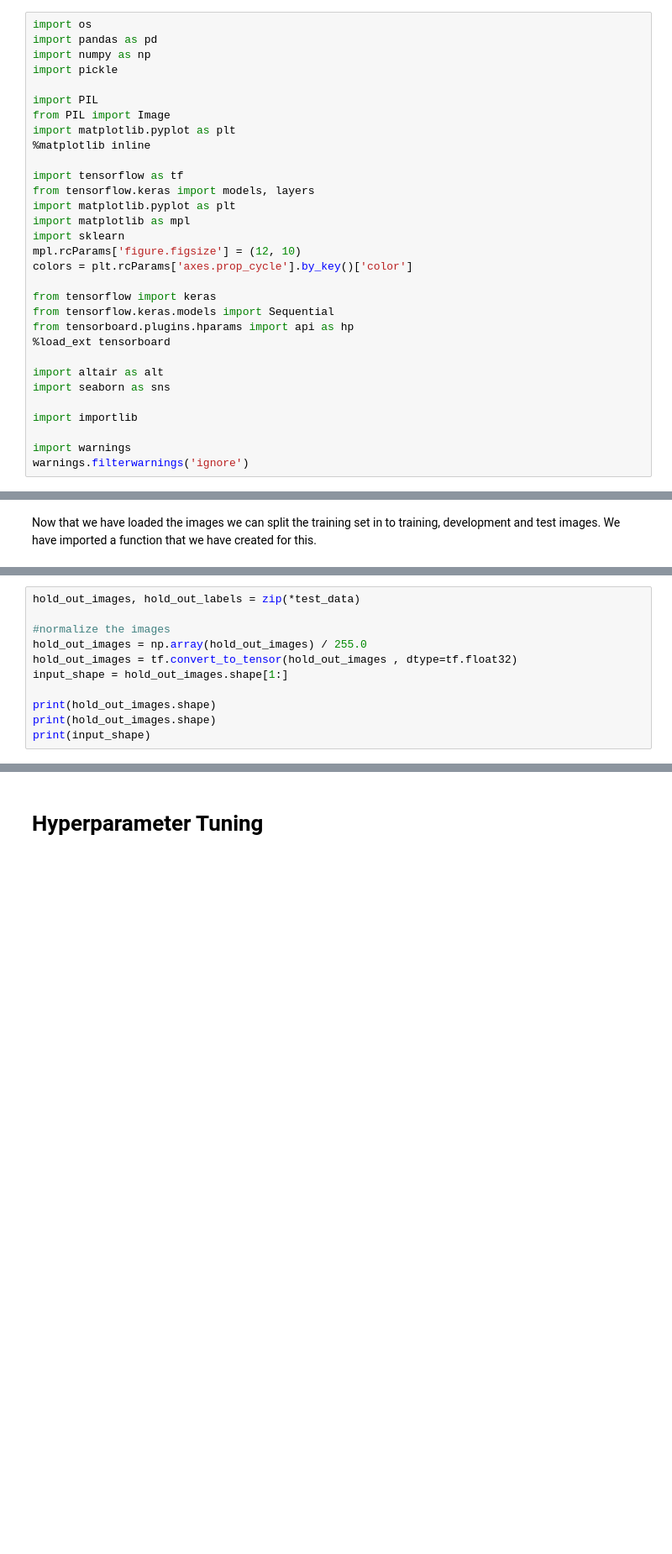
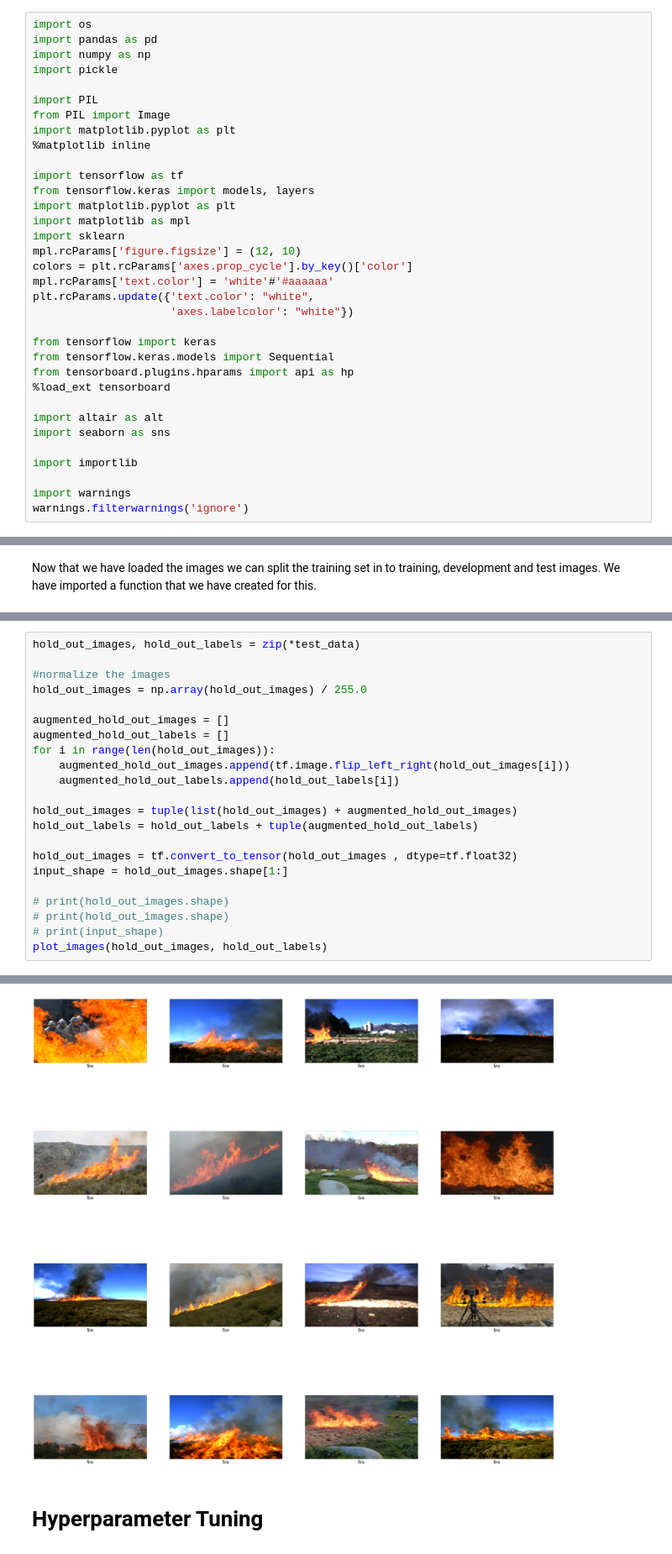
Before and after one commit to sdeittrick/Wildfire_Detection_Capstone_697, a Jupyter notebook: wildfire_prediction_pipeline/model_aggregation.ipynb, the cells around one changed output, grey strips where cells are left out. Shown at 84% size. Drawn from its saved outputs; the diff is of its cells as text; blank space fills up the shorter version.

```diff
--- a/wildfire_prediction_pipeline/model_aggregation.ipynb
+++ b/wildfire_prediction_pipeline/model_aggregation.ipynb
@@ -18,6 +18,9 @@ import matplotlib as mpl
 import sklearn
 mpl.rcParams['figure.figsize'] = (12, 10)
 colors = plt.rcParams['axes.prop_cycle'].by_key()['color']
+mpl.rcParams['text.color'] = 'white'#'#aaaaaa'
+plt.rcParams.update({'text.color': "white",
+                     'axes.labelcolor': "white"})
 
 from tensorflow import keras
 from tensorflow.keras.models import Sequential
@@ -91,10 +146,21 @@ hold_out_images, hold_out_labels = zip(*test_data)
 
 #normalize the images
 hold_out_images = np.array(hold_out_images) / 255.0
+
+augmented_hold_out_images = []
+augmented_hold_out_labels = []
+for i in range(len(hold_out_images)):
+    augmented_hold_out_images.append(tf.image.flip_left_right(hold_out_images[i]))
+    augmented_hold_out_labels.append(hold_out_labels[i])
+
+hold_out_images = tuple(list(hold_out_images) + augmented_hold_out_images)
+hold_out_labels = hold_out_labels + tuple(augmented_hold_out_labels)
+
 hold_out_images = tf.convert_to_tensor(hold_out_images , dtype=tf.float32)
 input_shape = hold_out_images.shape[1:]
 
-print(hold_out_images.shape)
-print(hold_out_images.shape)
-print(input_shape)
+# print(hold_out_images.shape)
+# print(hold_out_images.shape)
+# print(input_shape)
+plot_images(hold_out_images, hold_out_labels)
 # %% [output]
@@ -104,3 +167,4 @@ print(input_shape)
+[figure, added]
 # %% [markdown]
 # Hyperparameter Tuning
 # %%
```
Also changed, not shown: parts of 11 cells of this notebook, 36 other files.
